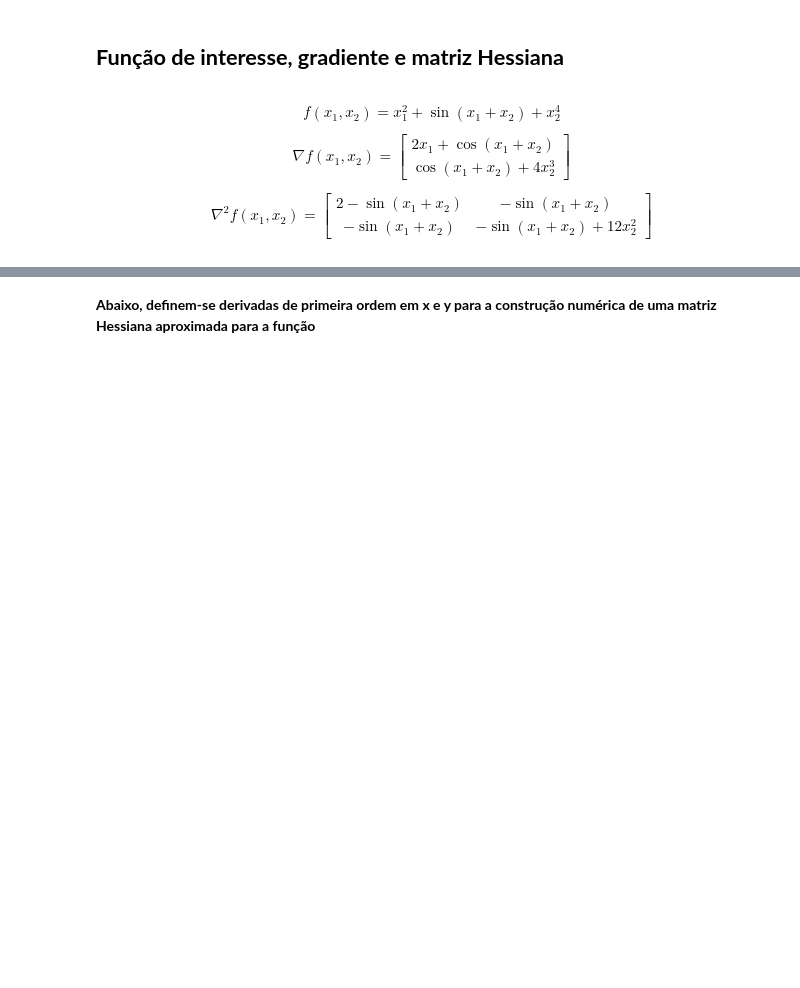
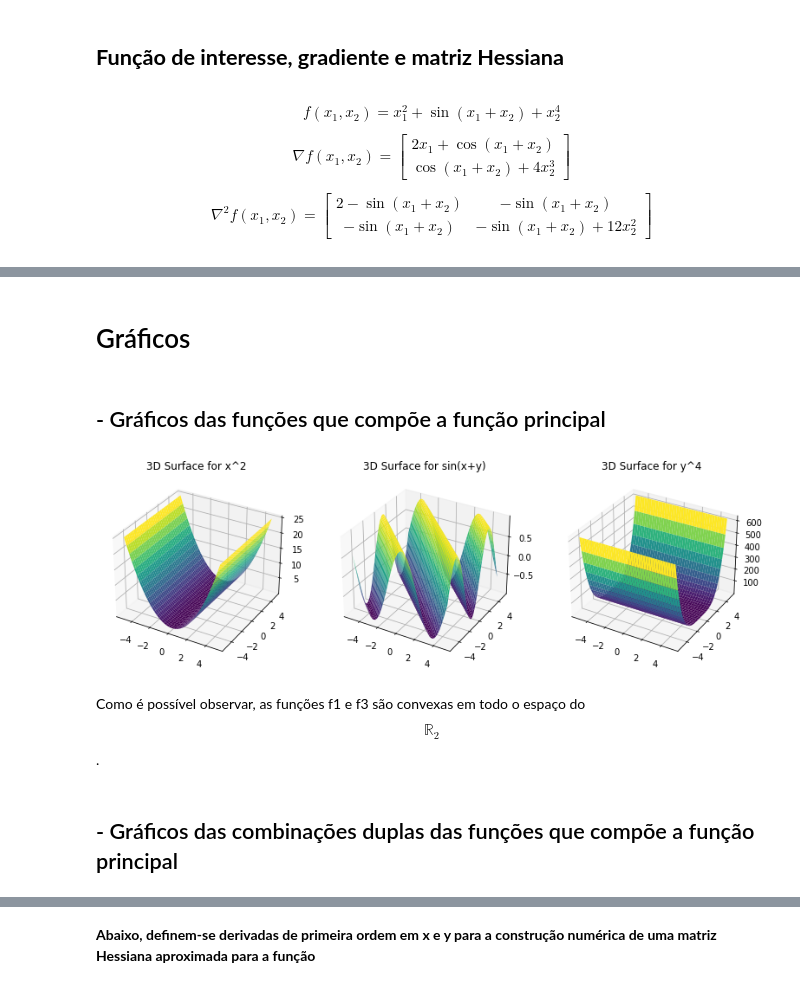
Before and after one commit to umjourje/COS360-Otimizacao-2022.2, a Jupyter notebook: all_methods_faltacoments.ipynb, the cells around one changed output, grey strips where cells are left out. Drawn from its saved outputs; the diff is of its cells as text; code cells hidden in the pictures; blank space fills up the shorter version.

```diff
--- a/all_methods_faltacoments.ipynb
+++ b/all_methods_faltacoments.ipynb
@@ -25,0 +32,2 @@ $$\nabla^{2} f(x_1, x_2) = \left[
+# %% [markdown]
+# Gráficos
@@ -25,0 +41,47 @@ $$\nabla^{2} f(x_1, x_2) = \left[
+# %% [markdown]
+## - Gráficos das funções que compõe a função principal
+# %%
+def f1(x,y):
+    return x**2
+
+def f2(x,y):
+    return np.sin(x+y)
+
+def f3(x,y):
+    return y**4
+# %%
+# funções simples
+f1_plot = f1(X, Y)
+f2_plot = f2(X, Y)
+f3_plot = f3(X, Y)
+# %%
+fig_f_blocks = plt.figure(figsize=plt.figaspect(0.3))
+
+#-------------------------------------------------
+
+ax_f1 = fig_f_blocks.add_subplot(1, 3, 1, projection='3d')
+
+surf1 = ax_f1.plot_surface(X, Y, f1_plot, rstride=1, cstride=1, cmap='viridis', edgecolor='none')
+ax_f1.set_title('3D Surface for x^2')
+#-------------------------------------------------
+
+ax_f2 = fig_f_blocks.add_subplot(1, 3, 2, projection='3d')
+
+surf2 = ax_f2.plot_surface(X, Y, f2_plot, rstride=1, cstride=1, cmap='viridis', edgecolor='none')
+ax_f2.set_title('3D Surface for sin(x+y)')
+
+#-------------------------------------------------
+
+ax_f3 = fig_f_blocks.add_subplot(1, 3, 3, projection='3d')
+surf3 = ax_f3.plot_surface(X, Y, f3_plot, rstride=1, cstride=1, cmap='viridis', edgecolor='none')
+ax_f3.set_title('3D Surface for y^4')
+
+#-------------------------------------------------
+
+plt.show()
+# %% [output]
+[figure, added]
+# %% [markdown]
+Como é possível observar, as funções f1 e f3 são convexas em todo o espaço do $$ \mathbb{R}_{2} $$.
+# %% [markdown]
+## - Gráficos das combinações duplas das funções que compõe a função principal
```
Also changed, not shown: parts of 31 cells of this notebook.
